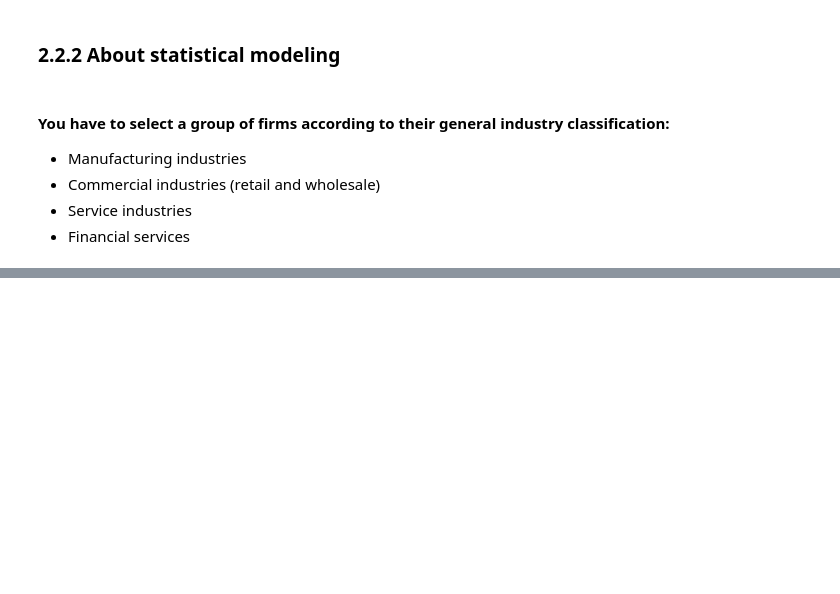
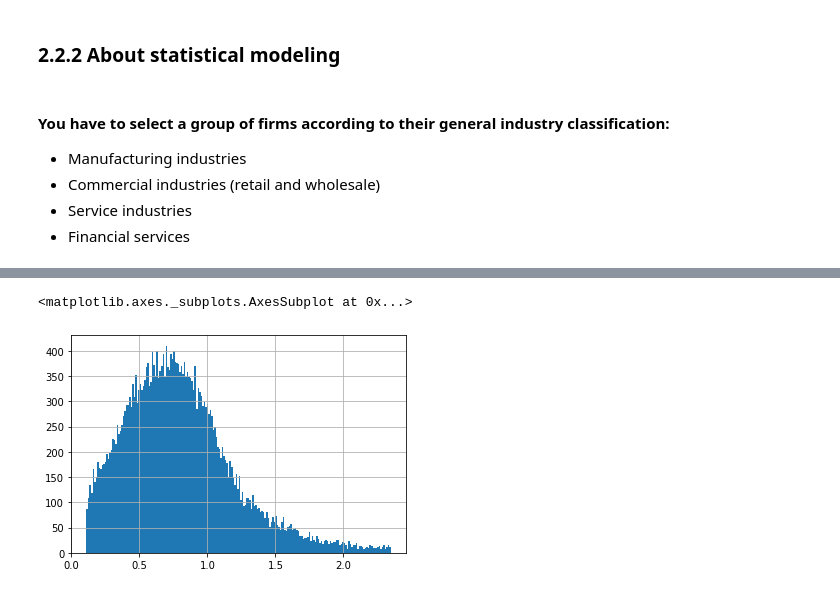
Before and after one commit to new-superuser-alt9193/Estadistica_Reto, a Jupyter notebook: Fernando_DMM_Business_case.ipynb, the cells around one changed output, grey strips where cells are left out. Saved outputs shown, nothing was run; the diff lists cells and outputs as text; code cells hidden in the pictures; blank space fills up the shorter version.

```diff
--- a/Fernando_DMM_Business_case.ipynb
+++ b/Fernando_DMM_Business_case.ipynb
@@ -1155,0 +1247,5 @@ En el caso de la industria de la manofactura tiene una relacion de perdida de in
+# %%
+df_Financial[(df_Financial['BookToMarketRatio'] < df_Financial['BookToMarketRatio'].quantile(.975)) & (df_Financial['BookToMarketRatio'] > df_Financial['BookToMarketRatio'].quantile(.025))]['BookToMarketRatio'].hist(bins=200)
+# %% [output]
+<matplotlib.axes._subplots.AxesSubplot at 0x...>
+[figure, added]
```
Also changed, not shown: parts of 20 cells of this notebook.
